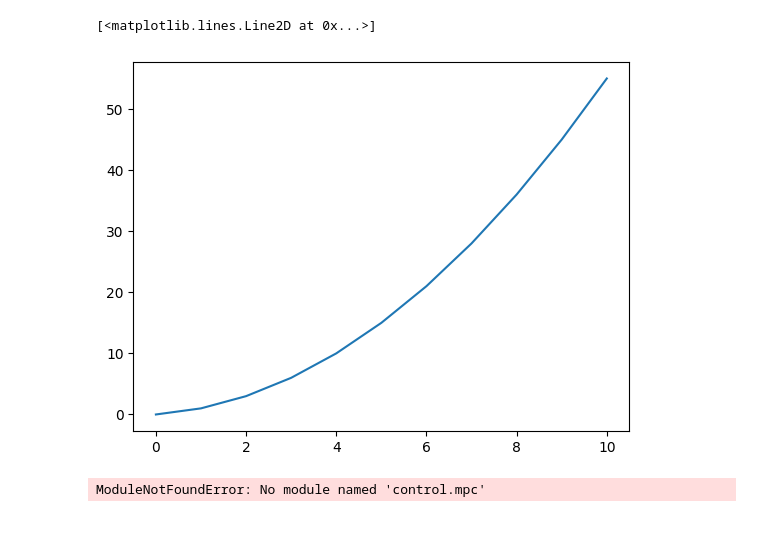
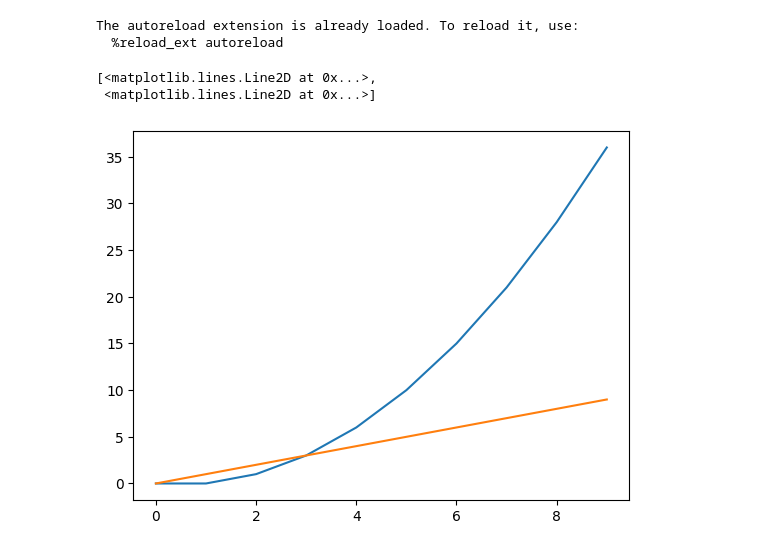
Before and after one commit to slagosz/pyPlayground, a Jupyter notebook: mpc_test.ipynb, the cells around one changed output. Saved outputs shown, nothing was run; the diff lists cells and outputs as text; code cells hidden in the pictures.

```diff
--- a/mpc_test.ipynb
+++ b/mpc_test.ipynb
@@ -1,28 +1,46 @@
 # %%
+%load_ext autoreload
+%autoreload 2
+
 import control as ct
 import numpy as np
 
+# define plant
 dt = 1
 A = np.array([[1, 1], [0, 1]])
 B = np.array([[0], [1]])
-C = np.array([[1, 1]])
-D = np.array([[0]])
-s = ct.StateSpace(A, B, C, D, dt=dt)
+# C = np.eye(2)
+# D = np.zeros((2, 1))
+# plant = ct.StateSpace(A, B, C, D, dt=dt)
 
-t, y = ct.step_response(s, T=10)
+plant_update = lambda t, x, u, params: A @ x + B @ u
+plant_output = lambda t, x, u, params: x
+
+plant = ct.NonlinearIOSystem(
+    updfcn=plant_update,
+    outfcn=plant_output,
+    dt=dt,
+    inputs=[f'u{i}' for i in range(B.shape[1])],
+    outputs=[f'x{i}' for i in range(A.shape[0])],
+    states=[f'x{i}' for i in range(A.shape[0])],
+    name='P'
+)
+
+t, y = ct.input_output_response(plant, U=1, T=np.arange(0, 10, dt))
+# %% [output]
+The autoreload extension is already loaded. To reload it, use:
+  %reload_ext autoreload
 # %%
 import matplotlib.pyplot as plt
-plt.plot(t, y)
+plt.plot(t, y.T)
 # %% [output]
-[<matplotlib.lines.Line2D at 0x...>]
+[<matplotlib.lines.Line2D at 0x...>,
+ <matplotlib.lines.Line2D at 0x...>]
-[figure, old version]
+[figure, new version]
 # %%
-from control.mpc.mpc import *
+from ctrl.mpc.mpc import *
 
 state_eq = lambda x, u : A @ x + B @ u
-loss = lambda x, u : x ** 2 + u ** 2
-ss = lambda x: SingleShootingMethod(x, 2, 1, 10, dt, state_eq, loss, None)
-
-ctrl = ct.NonlinearIOSystem(updfcn=ss, dt=dt)
+loss = lambda x, u : x.T @ x  + u ** 2
+constraints = Constraints()#Constraints(x_end={0: [0, 0]})
+ss = lambda t, x, u, params: float(SingleShootingMethod(u, 2, 1, 10, dt, state_eq, loss, constraints)[0])
-# %% [output]
-ModuleNotFoundError: No module named 'control.mpc'
```
Also changed, not shown: parts of 4 cells of this notebook, 2 other files.
